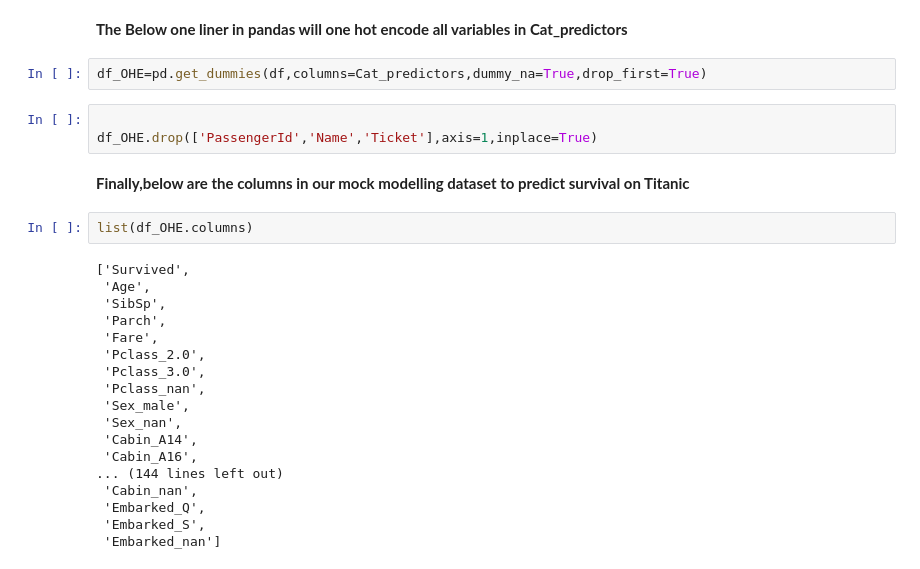
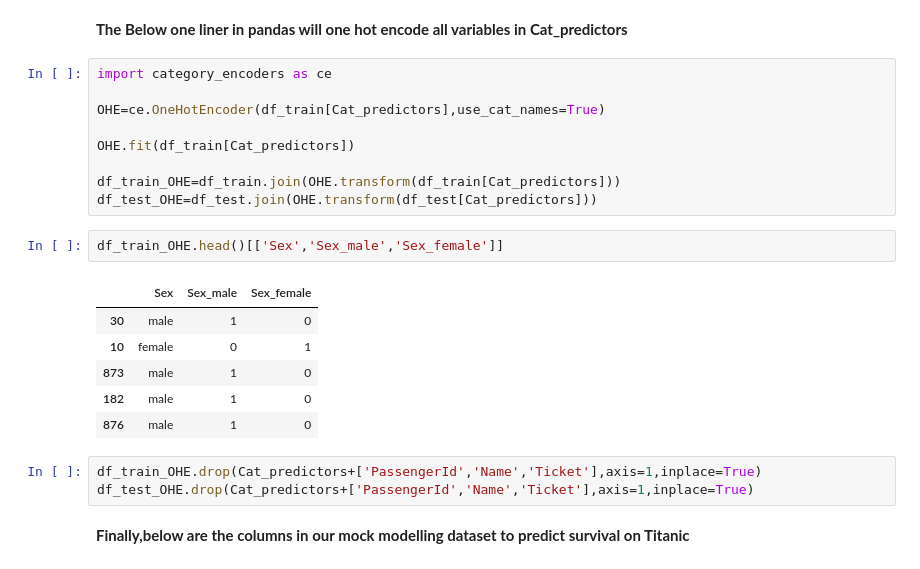
Before and after one commit to shubchat/pyconau_2020_cat_encode, a Jupyter notebook: The_art_of_categorical_encoding.ipynb, the cells around one changed output. Drawn from its saved outputs; the diff is of its cells as text.

```diff
--- a/The_art_of_categorical_encoding.ipynb
+++ b/The_art_of_categorical_encoding.ipynb
@@ -214,30 +252,26 @@ Cat_predictors
 ['Pclass', 'Sex', 'Cabin', 'Embarked']
 # %% [markdown]
 <b>The Below one liner in pandas will one hot encode all variables in Cat_predictors<b>
-# %%
-df_OHE=pd.get_dummies(df,columns=Cat_predictors,dummy_na=True,drop_first=True)
+# %%
+import category_encoders as ce
+
+OHE=ce.OneHotEncoder(df_train[Cat_predictors],use_cat_names=True)
+
+OHE.fit(df_train[Cat_predictors])
+
+df_train_OHE=df_train.join(OHE.transform(df_train[Cat_predictors]))
+df_test_OHE=df_test.join(OHE.transform(df_test[Cat_predictors]))
+# %%
+df_train_OHE.head()[['Sex','Sex_male','Sex_female']]
+# %% [output]
+|  | Sex | Sex_male | Sex_female |
+| 30 | male | 1 | 0 |
+| 10 | female | 0 | 1 |
+| 873 | male | 1 | 0 |
+| 182 | male | 1 | 0 |
+| 876 | male | 1 | 0 |
 # %%
-
-df_OHE.drop(['PassengerId','Name','Ticket'],axis=1,inplace=True)
+df_train_OHE.drop(Cat_predictors+['PassengerId','Name','Ticket'],axis=1,inplace=True)
+df_test_OHE.drop(Cat_predictors+['PassengerId','Name','Ticket'],axis=1,inplace=True)
 # %% [markdown]
 <b> Finally,below are the columns in our mock modelling dataset to predict survival on Titanic
-# %%
-list(df_OHE.columns)
-# %% [output]
-['Survived',
- 'Age',
- 'SibSp',
- 'Parch',
- 'Fare',
- 'Pclass_2.0',
- 'Pclass_3.0',
- 'Pclass_nan',
- 'Sex_male',
- 'Sex_nan',
- 'Cabin_A14',
- 'Cabin_A16',
-... (144 lines left out)
- 'Cabin_nan',
- 'Embarked_Q',
- 'Embarked_S',
- 'Embarked_nan']
```
Also changed, not shown: parts of 81 cells of this notebook.
